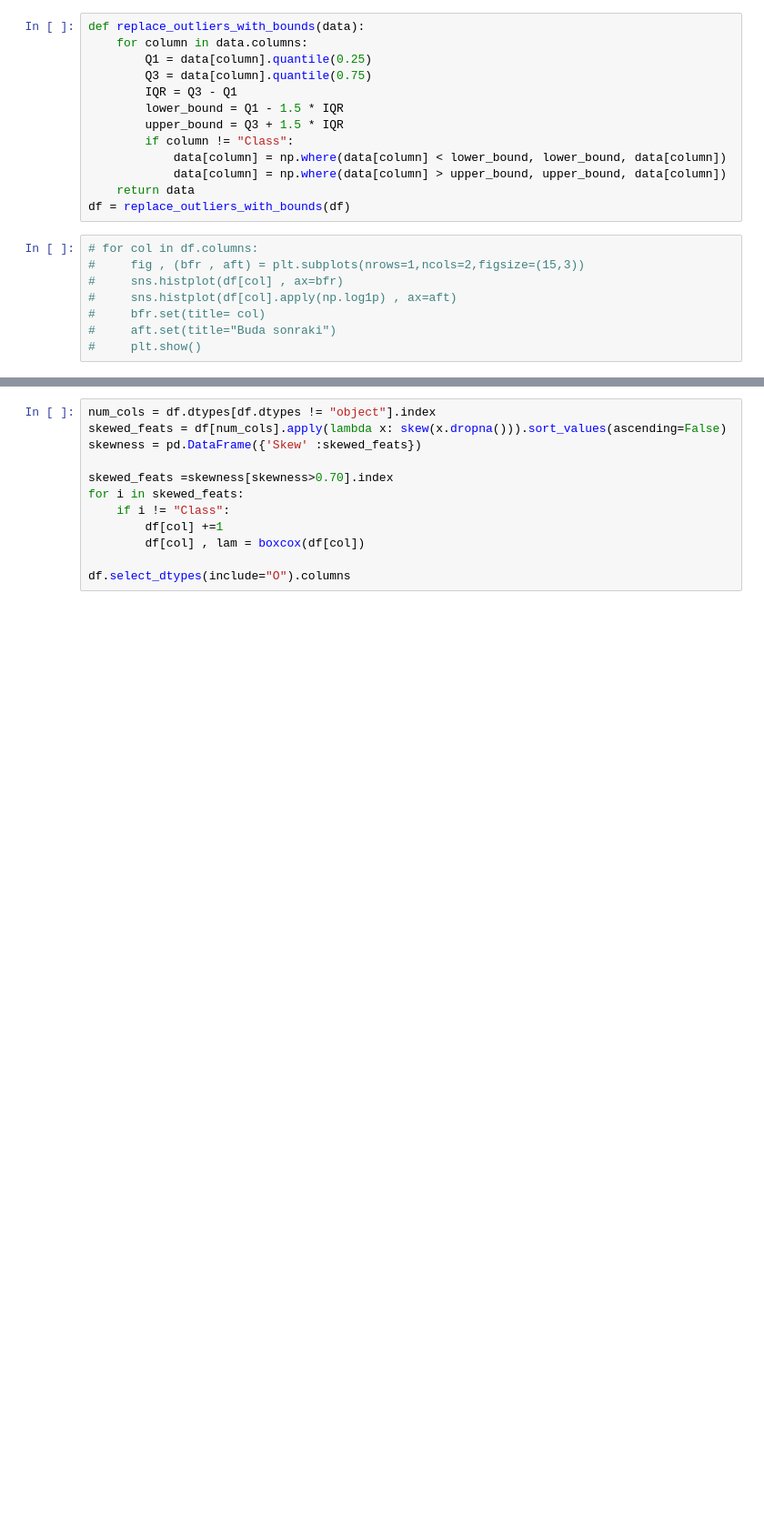
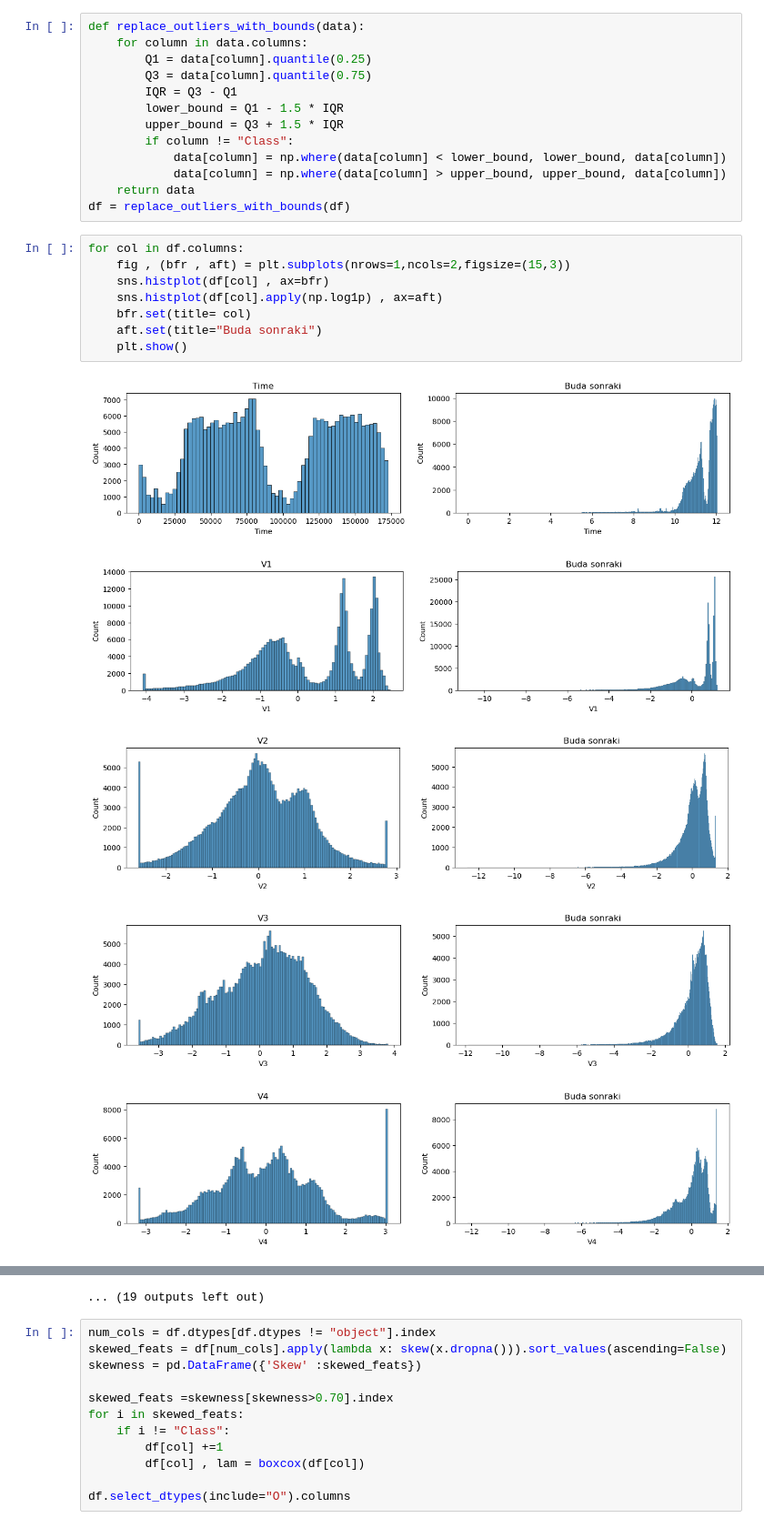
Before and after one commit to HajiyevH/DataScienceTechAcademy, a Jupyter notebook: frauddetetct.ipynb, the cells around one changed output, grey strips where cells are left out. Shown at 91% size. Cells and saved outputs as stored; diff of their text form; blank space fills up the shorter version.

```diff
--- a/frauddetetct.ipynb
+++ b/frauddetetct.ipynb
@@ -77,10 +77,16 @@ def replace_outliers_with_bounds(data):
     return data
 df = replace_outliers_with_bounds(df)
 # %%
-# for col in df.columns:
-#     fig , (bfr , aft) = plt.subplots(nrows=1,ncols=2,figsize=(15,3))
-#     sns.histplot(df[col] , ax=bfr)
-#     sns.histplot(df[col].apply(np.log1p) , ax=aft)
-#     bfr.set(title= col)
-#     aft.set(title="Buda sonraki")
-#     plt.show()
+for col in df.columns:
+    fig , (bfr , aft) = plt.subplots(nrows=1,ncols=2,figsize=(15,3))
+    sns.histplot(df[col] , ax=bfr)
+    sns.histplot(df[col].apply(np.log1p) , ax=aft)
+    bfr.set(title= col)
+    aft.set(title="Buda sonraki")
+    plt.show()
+# %% [output]
+[figure, added]
+[figure, added]
+[figure, added]
+[figure, added]
+[figure, added]
@@ -87,3 +100,4 @@ df = replace_outliers_with_bounds(df)
+... (19 outputs left out)
 # %%
 num_cols = df.dtypes[df.dtypes != "object"].index
 skewed_feats = df[num_cols].apply(lambda x: skew(x.dropna())).sort_values(ascending=False)
```
Also changed, not shown: parts of 2 cells of this notebook.
